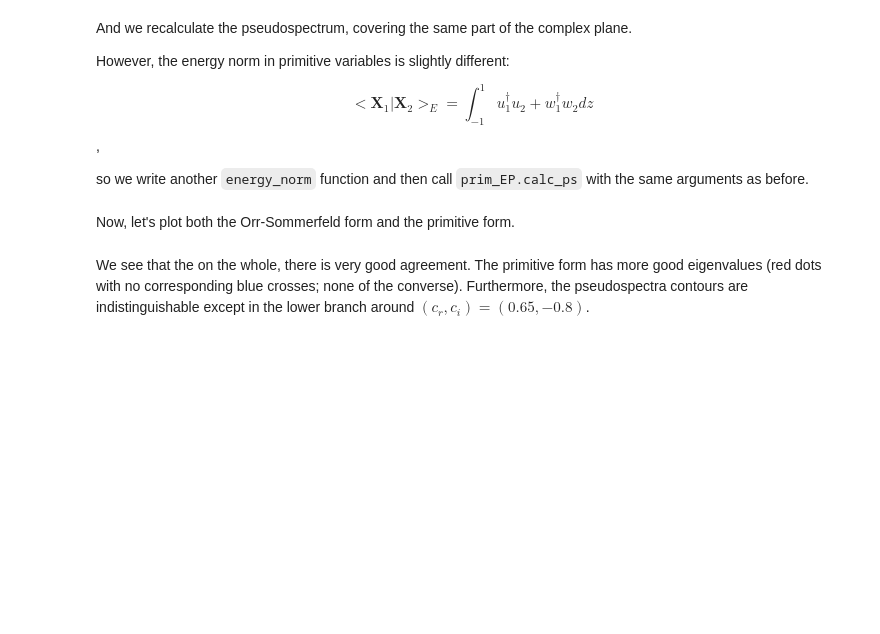
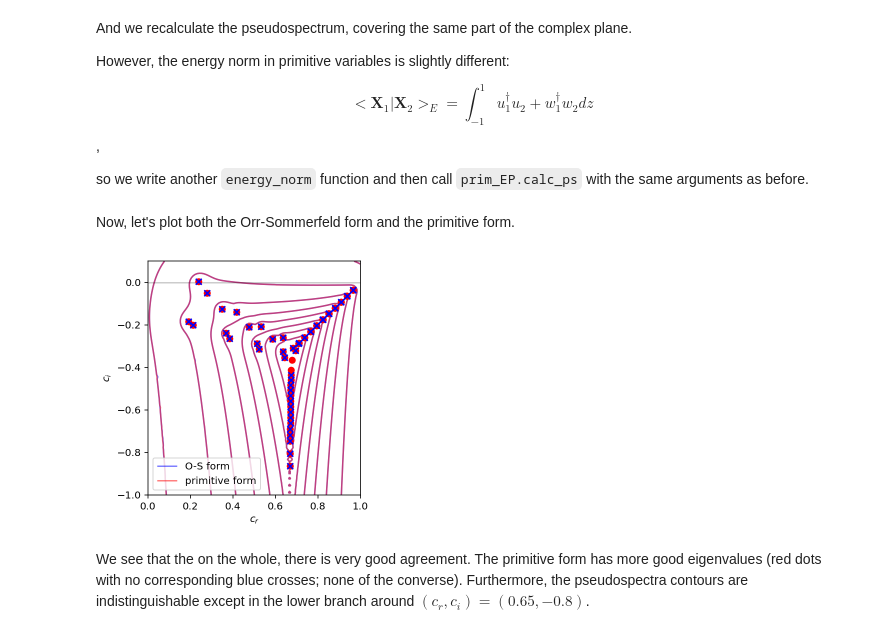
Before and after one commit to DedalusProject/eigentools, a Jupyter notebook: examples/Orr Sommerfeld pseudospectra.ipynb, the cells around one changed output. Cells and saved outputs as stored; diff of their text form; code cells hidden in the pictures; blank space fills up the shorter version.

```diff
--- a/examples/Orr Sommerfeld pseudospectra.ipynb
+++ b/examples/Orr Sommerfeld pseudospectra.ipynb
@@ -189,24 +203,26 @@ prim_EP.calc_ps(k, (real_points, imag_points), inner_product=energy_norm)
 # %% [markdown]
 Now, let's plot both the Orr-Sommerfeld form and the primitive form.
 # %%
-clevels = [-8,-7,-6,-5,-4,-3,-2,-1]
+clevels = np.arange(-8,0)
 OS_CS = plt.contour(EP.ps_real,EP.ps_imag, np.log10(EP.pseudospectrum),levels=clevels,colors='blue',linestyles='solid', alpha=0.5)
 P_CS = plt.contour(prim_EP.ps_real,prim_EP.ps_imag, np.log10(prim_EP.pseudospectrum),levels=clevels,colors='red',linestyles='solid', alpha=0.5)
 
 plt.scatter(prim_EP.evalues.real, prim_EP.evalues.imag,color='red',zorder=3)
 plt.scatter(EP.evalues.real, EP.evalues.imag,color='blue',marker='x',zorder=4)
 
 lines = [OS_CS.collections[0],P_CS.collections[0]]
 labels = ['O-S form', 'primitive form']
 
 plt.axis('square')
 plt.xlim(0,1)
 plt.ylim(-1,0.1)
 plt.axhline(0,color='k',alpha=0.2)
 plt.xlabel(r"$c_r$")
 plt.ylabel(r"$c_i$")
 plt.legend(lines, labels)
 plt.tight_layout()
 plt.savefig("OS_pseudospectra.png", dpi=300)
+# %% [output]
+[figure, added]
 # %% [markdown]
 We see that the on the whole, there is very good agreement. The primitive form has more good eigenvalues (red dots with no corresponding blue crosses; none of the converse). Furthermore, the pseudospectra contours are indistinguishable except in the lower branch around $(c_r, c_i) = (0.65,-0.8)$.
```
Also changed, not shown: parts of 7 cells of this notebook, 4 other files.
